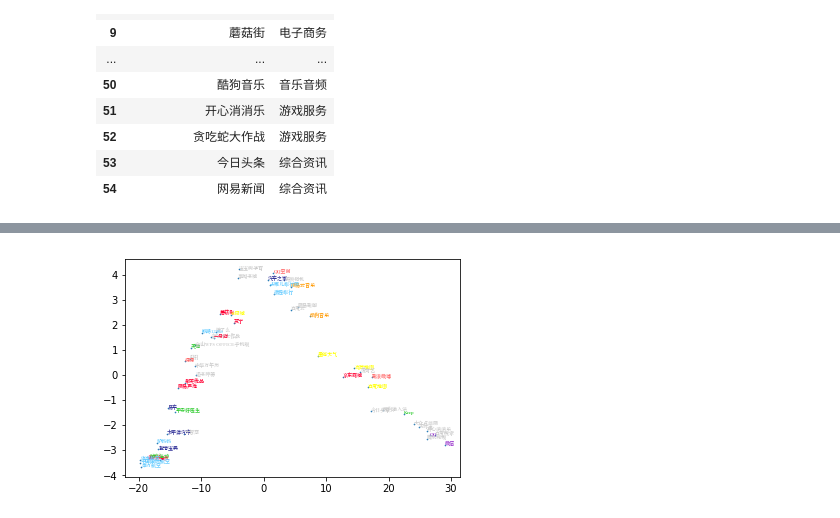
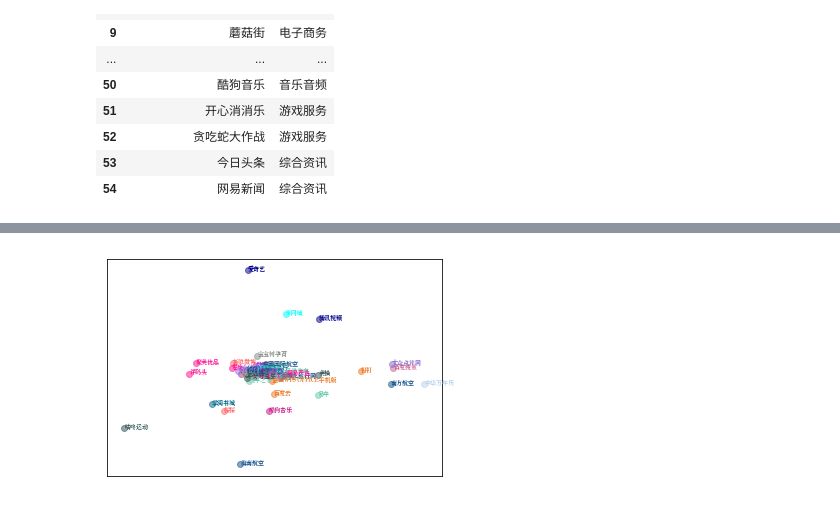
Before and after one commit to chenhui-bupt/user_app2vec, a Jupyter notebook: visualization/visual.ipynb, the cells around one changed output, grey strips where cells are left out. Cells and saved outputs as stored; diff of their text form; code cells hidden in the pictures.

Commit message:
visualization

```diff
--- a/visualization/visual.ipynb
+++ b/visualization/visual.ipynb
@@ -101,3 +108,6 @@ def get_color(app):
     if cat not in colorMap:
         return '#CCCCCC'
     return colorMap[cat]
+# %%
+from matplotlib.font_manager import FontProperties
+font=FontProperties(fname='/Library/Fonts/Songti.ttc', size=6)
@@ -103,0 +154,19 @@ def get_color(app):
+# %%
+fig = plt.figure()
+data = TSNE(n_components=2).fit_transform(deepwalk_embeddings)
+xmin,xmax = data.min(),data.max()
+data = (data-xmin)/(xmax-xmin)
+texts = []
+for i in range(data.shape[0]):
+    color = get_color(id2node[i])
+    if color:
+        x = data[i, 0]
+        y = data[i, 1]
+        plt.scatter(x, y, alpha=0.5, color=color)
+        texts.append(plt.text(x, y, str(id2node[i]), fontproperties=font, color=color))
+adjust_text(texts, only_move={'points':'y', 'text':'y'})
+plt.xticks([])
+plt.yticks([])
+plt.savefig('./output/deepwalk.jpg', dpi=400)
+plt.show()
+!open output/deepwalk.jpg
@@ -104,22 +175,25 @@ def get_color(app):
 # %%
-from matplotlib.font_manager import FontProperties
-font=FontProperties(fname='/Library/Fonts/Songti.ttc', size=5)
-
 def reduction_and_plot(model, data, file):
 #     xmin, xmax = np.min(data, axis=0, keepdims=True), np.max(data, axis=0, keepdims=True)
 #     data = (data - xmin)/(xmax - xmin)
 #     data = data/np.sqrt(np.sum(np.square(data), axis=1, keepdims=True))
-    data = model(n_components=2).fit_transform(data)
+    data = model(n_components=4).fit_transform(data)
     fig = plt.figure()
-    plt.scatter(data[:, 0], data[:, 1], s=0.4)
     for i in range(data.shape[0]):
-        plt.text(data[i, 0], data[i, 1], str(id2node[i]), fontproperties=font,
-                     color=get_color(id2node[i]))
+        if id2node[i] in ['搜狗输入法', 'QQ空间', '网易云音乐']:
+            continue
+        color = get_color(id2node[i])
+        if color:
+            plt.scatter(data[i, 1], data[i, 2], alpha=0.5, color=color)
+            plt.text(data[i, 1], data[i, 2], str(id2node[i]), fontproperties=font,
+                     color=color)
 #                      fontdict={'weight': 'bold', 'size': 10})
+    plt.xticks([])
+    plt.yticks([])
     plt.savefig(file, dpi=400)
     plt.show()
 # %%
-reduction_and_plot(PCA, hin2vec_embeddings, 'hin2vec.jpg')
-!open hin2vec.jpg
+reduction_and_plot(PCA, deepwalk_embeddings, './output/deepwalk.jpg')
+!open output/deepwalk.jpg
 # %% [output]
-[figure, old version]
+[figure, new version]
```
Also changed, not shown: parts of 41 cells of this notebook, 2 other files.
